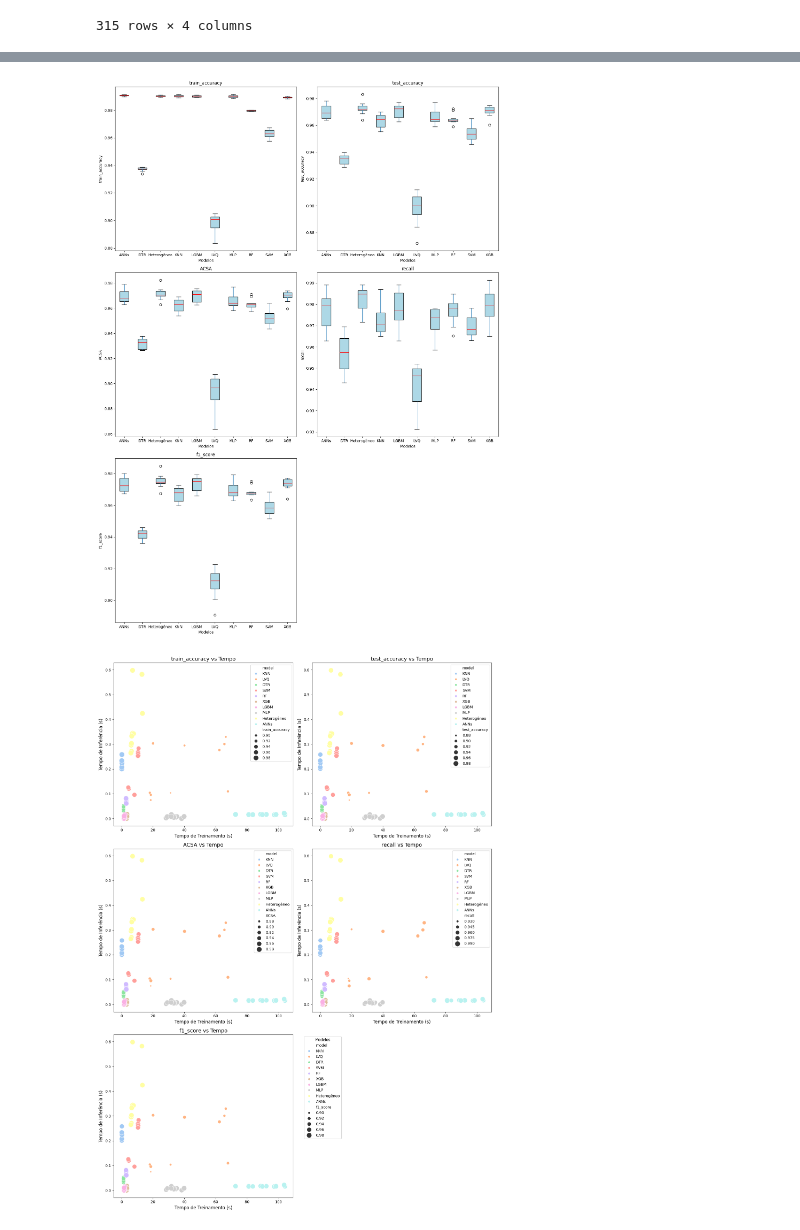
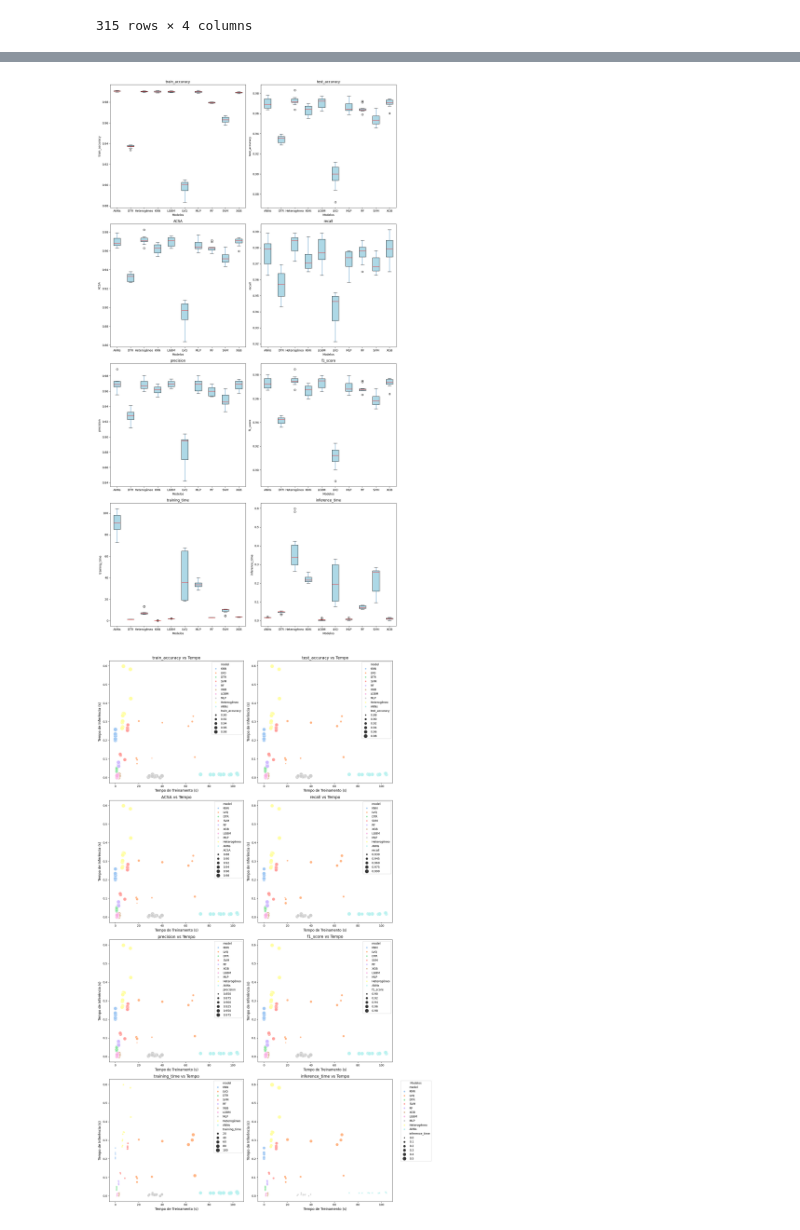
Before and after one commit to giulliabraga/crisp-dm-phishing, a Jupyter notebook: notebooks/cv_results.ipynb, the cells around one changed output, grey strips where cells are left out. Drawn from its saved outputs; the diff is of its cells as text; code cells hidden in the pictures.

```diff
--- a/notebooks/cv_results.ipynb
+++ b/notebooks/cv_results.ipynb
@@ -172,16 +170,16 @@ nemenyi_results.loc[nemenyi_results['are_different'] == True]
 # %%
 plot_metric_boxplots(
     list_of_model_results=list_of_model_results,
     list_of_model_names=list_of_model_names,
-    list_of_metrics_names=['train_accuracy', 'test_accuracy', 'ACSA', 'recall', 'f1_score']
+    list_of_metrics_names = ['train_accuracy', 'test_accuracy', 'ACSA', 'recall', 'precision', 'f1_score', 'training_time', 'inference_time']
 )
 # %% [output]
-[figure, old version]
+[figure, new version]
 # %%
 plot_time_vs_performance_scatter(
     list_of_model_results=list_of_model_results,
     list_of_model_names=list_of_model_names,
-    list_of_metrics_names=['train_accuracy', 'test_accuracy', 'ACSA', 'recall', 'f1_score']
+list_of_metrics_names = ['train_accuracy', 'test_accuracy', 'ACSA', 'recall', 'precision', 'f1_score', 'training_time', 'inference_time']
 )
 # %% [output]
-[figure, old version]
+[figure, new version]
```
Also changed, not shown: parts of 20 cells of this notebook, 3 other files.
